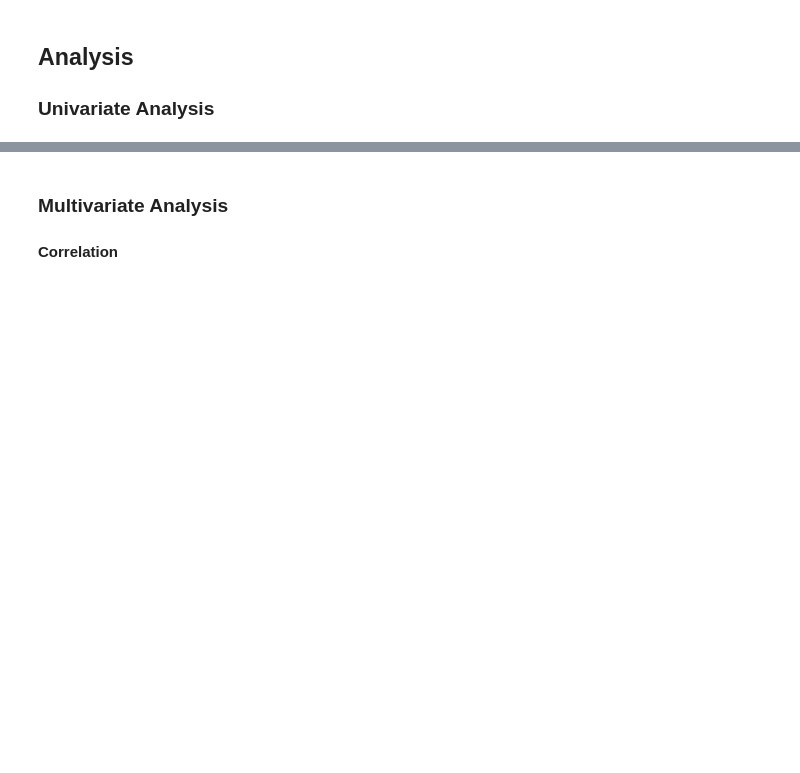
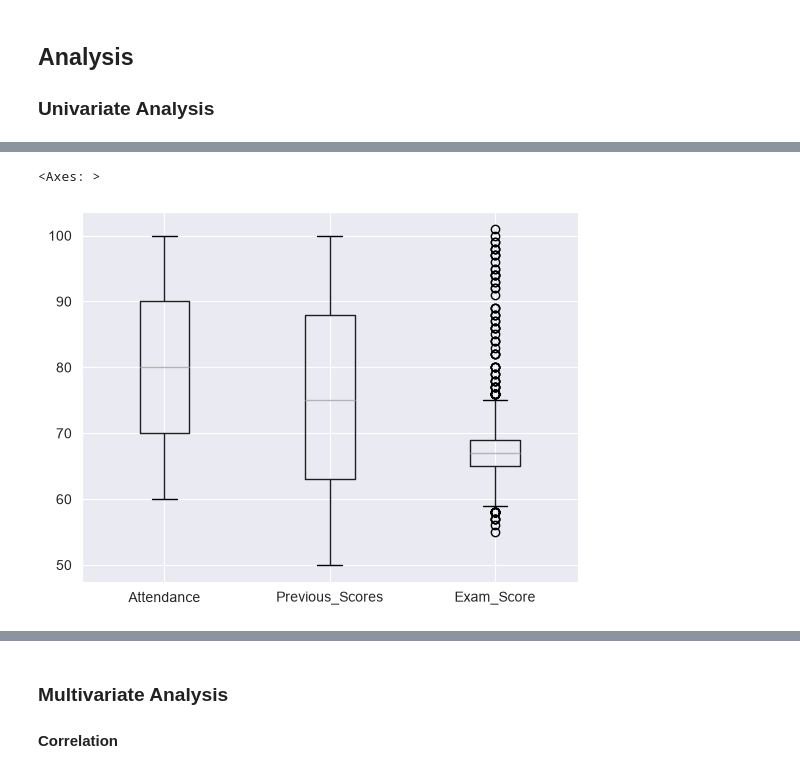
Before and after one commit to Wilbnil/Prakmas-2026, a Jupyter notebook: Oblig 1/Training and Evaluating Baseline Models.ipynb, the cells around one changed output, grey strips where cells are left out. Saved outputs shown, nothing was run; the diff lists cells and outputs as text; code cells hidden in the pictures; blank space fills up the shorter version.

```diff
--- a/Oblig 1/Training and Evaluating Baseline Models.ipynb
+++ b/Oblig 1/Training and Evaluating Baseline Models.ipynb
@@ -309,0 +457,6 @@ student_dataset[['Previous_Scores', 'Exam_Score']].hist()
+# %%
+Score_features = ["Attendance","Previous_Scores", "Exam_Score"]
+student_dataset[Score_features].boxplot()
+# %% [output]
+<Axes: >
+[figure, added]
```
Also changed, not shown: parts of 29 cells of this notebook.
